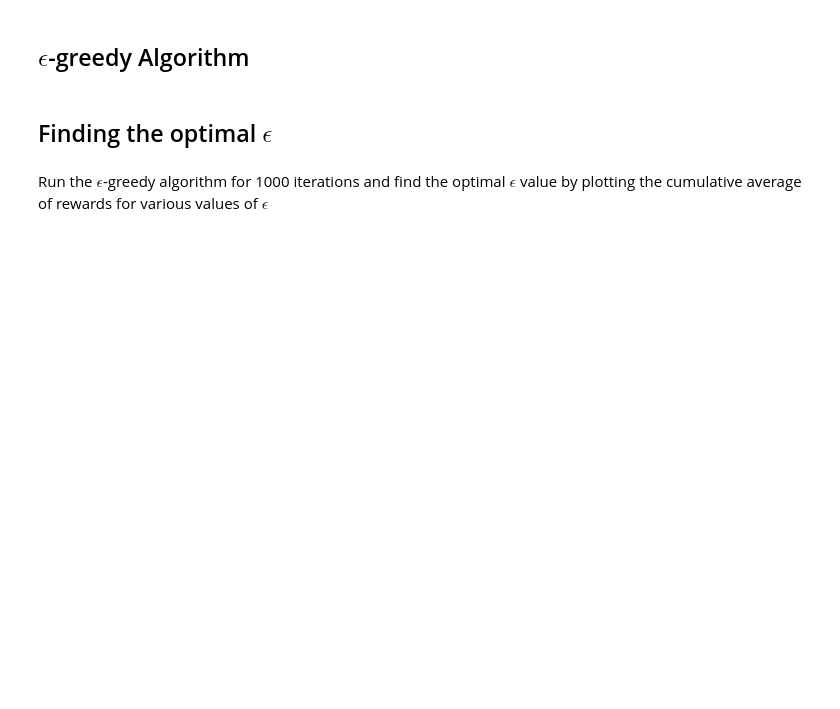
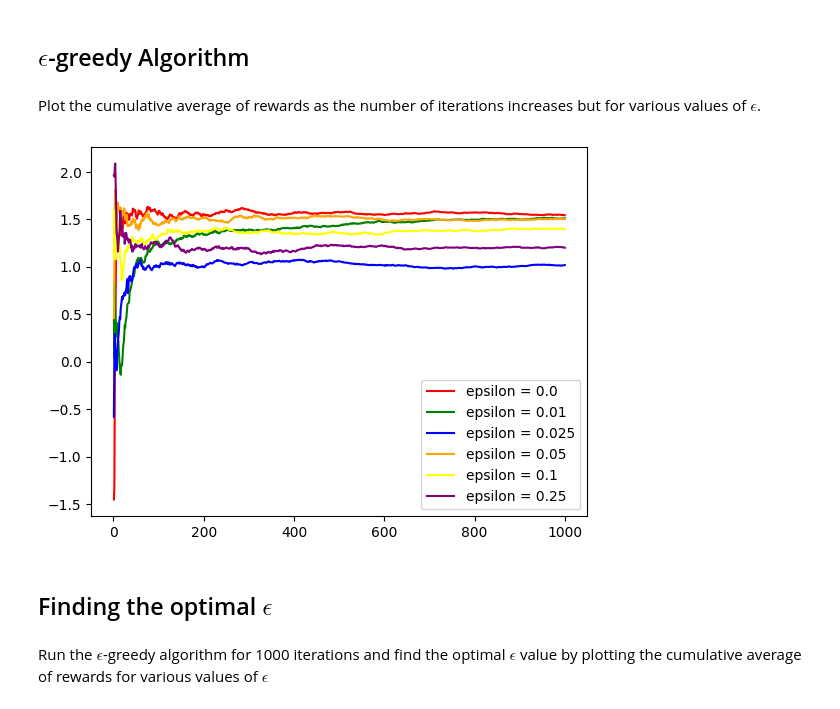
Before and after one commit to anas4231/WIDS-2025-Intro-to-Reinforcement-Learning, a Jupyter notebook: Week 1/work_on_bandits.ipynb, the cells around one changed output. Saved outputs shown, nothing was run; the diff lists cells and outputs as text; code cells hidden in the pictures; blank space fills up the shorter version.

```diff
--- a/Week 1/work_on_bandits.ipynb
+++ b/Week 1/work_on_bandits.ipynb
@@ -85,3 +56,45 @@ plt.show()
+# %%
+def run_epsilon_greedy(epsilon):
+    # TODO: Implement the epsilon greedy algorithm here
+    # Return the reward from the bandits in a list
+    Q=np.array([0.0]*10)
+    N=np.array([0]*10)
+    rewards=[]
+    for _ in range(1000):
+        c=random.random()
+        if c>=epsilon:
+            maxval=Q.max()
+            maxindices=np.where(Q==maxval)[0]
+            index=np.random.choice(maxindices)
+            R=bandits[index].pullLever()
+            N[index]+=1
+            Q[index]+=(R-Q[index])/N[index]
+            rewards.append(R)
+        else:
+            choice=random.randint(0,9)
+            R=bandits[choice].pullLever()
+            N[choice]+=1
+            Q[choice]+=(R-Q[choice])/N[choice]
+            rewards.append(R)
+    return rewards
+# %% [markdown]
+Plot the cumulative average of rewards as the number of iterations increases but for various values of $\epsilon$.
+# %%
+epsilons=[0.0,0.01,0.025,0.05,0.1,0.25]
+colours=['red','green','blue','orange','yellow','purple']
+for j in range(6):
+    rew=run_epsilon_greedy(epsilons[j])
+    y=[0]*1000
+    x=[1]*1000
+    y[0]=rew[0]
+    for i in range(1,1000):
+        x[i]=i+1
+        y[i]=y[i-1] + (rew[i]-y[i-1])/(i+1)
+    plt.plot(x,y,color=colours[j],label=f"epsilon = {epsilons[j]}")
+plt.legend()
+plt.show()
+# %% [output]
+[figure, added]
 # %% [markdown]
 ## Finding the optimal $\epsilon$
 # %% [markdown]
```
Also changed, not shown: parts of 19 cells of this notebook.
